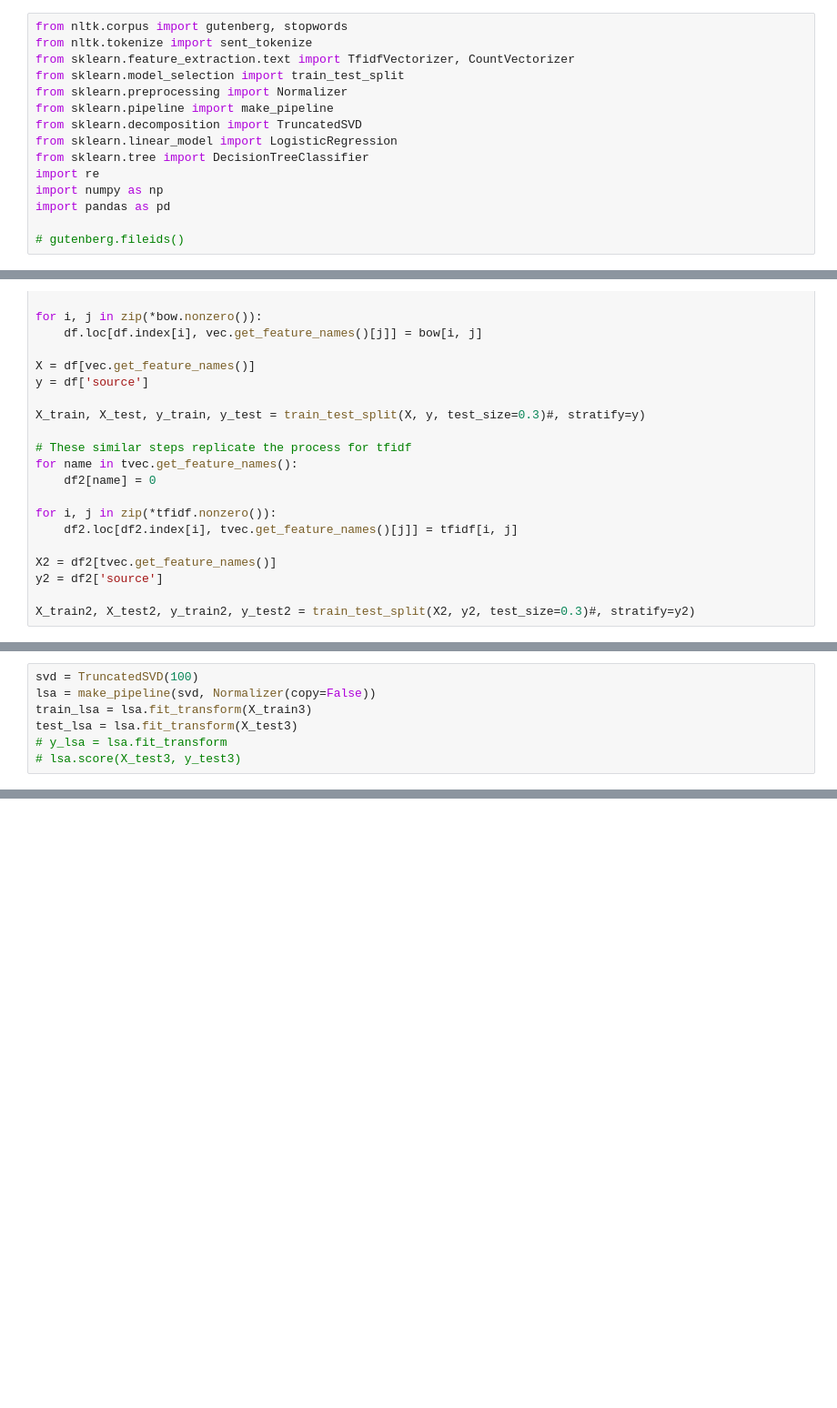
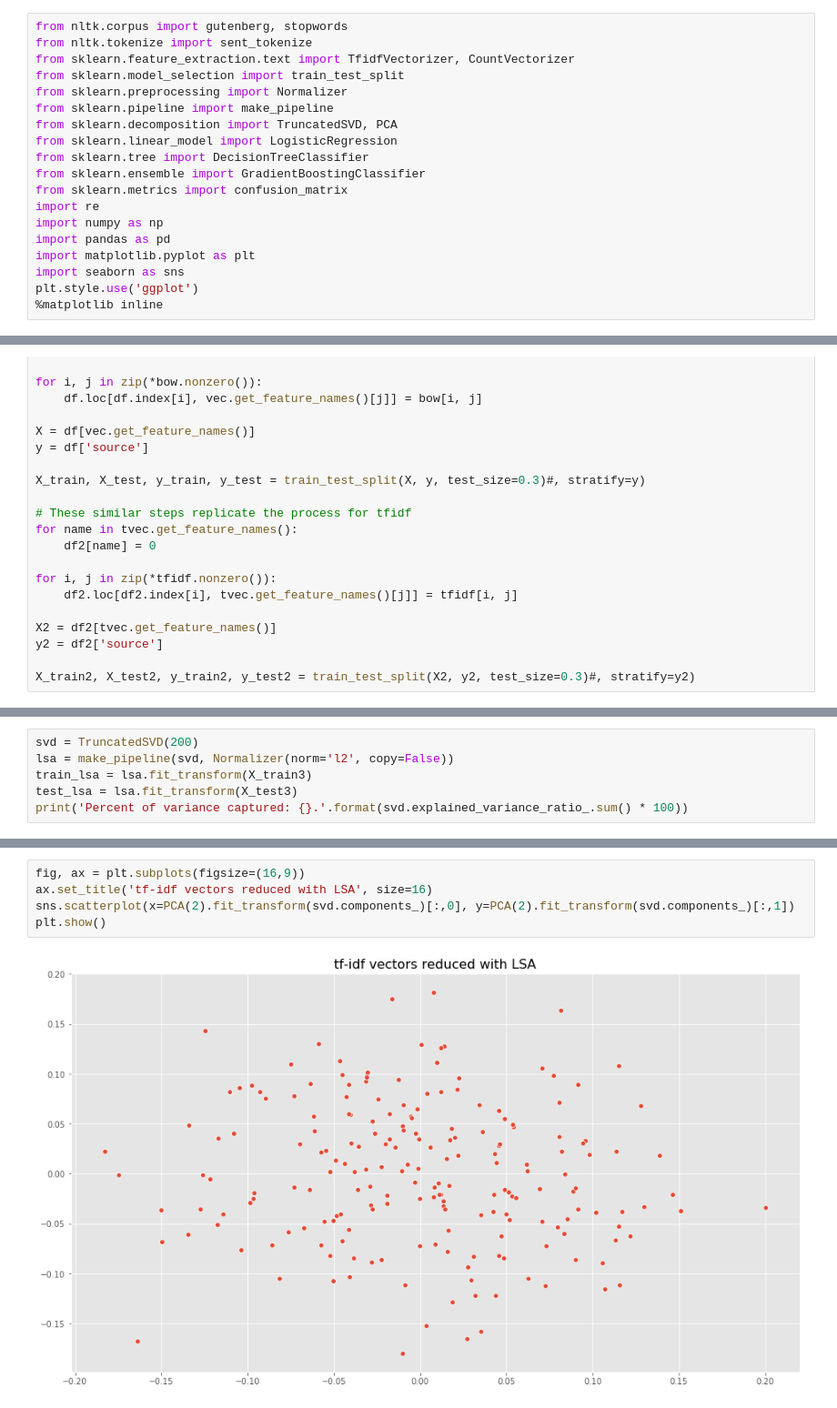
Before and after one commit to SeaPeaMurray/thinkful-apprenticeship, a Jupyter notebook: DS_bootcamp/4. Unsupervised_learning/4.4.5 Challenge - Build_your_own_NLP.ipynb, the cells around one changed output, grey strips where cells are left out. Shown: that part at 91% size. Drawn from its saved outputs; the diff is of its cells as text; blank space fills up the shorter version.

Commit message:
Completed Challenge - build your own NLP classifier.

```diff
--- a/DS_bootcamp/4. Unsupervised_learning/4.4.5 Challenge - Build_your_own_NLP.ipynb
+++ b/DS_bootcamp/4. Unsupervised_learning/4.4.5 Challenge - Build_your_own_NLP.ipynb
@@ -8,14 +14,18 @@ from sklearn.feature_extraction.text import TfidfVectorizer, CountVectorizer
 from sklearn.model_selection import train_test_split
 from sklearn.preprocessing import Normalizer
 from sklearn.pipeline import make_pipeline
-from sklearn.decomposition import TruncatedSVD
+from sklearn.decomposition import TruncatedSVD, PCA
 from sklearn.linear_model import LogisticRegression
 from sklearn.tree import DecisionTreeClassifier
+from sklearn.ensemble import GradientBoostingClassifier
+from sklearn.metrics import confusion_matrix
 import re
 import numpy as np
 import pandas as pd
-
-# gutenberg.fileids()
+import matplotlib.pyplot as plt
+import seaborn as sns
+plt.style.use('ggplot')
+%matplotlib inline
 # %%
 # Quick test after noticing odd apostrophe escapement behavior
 print(r"'" == r'\'')
@@ -156,9 +242,8 @@ y3 = df3['source']
 
 X_train3, X_test3, y_train3, y_test3 = train_test_split(X3, y3, test_size=0.3)
 # %%
-svd = TruncatedSVD(100)
-lsa = make_pipeline(svd, Normalizer(copy=False))
+svd = TruncatedSVD(200)
+lsa = make_pipeline(svd, Normalizer(norm='l2', copy=False))
 train_lsa = lsa.fit_transform(X_train3)
 test_lsa = lsa.fit_transform(X_test3)
-# y_lsa = lsa.fit_transform
-# lsa.score(X_test3, y_test3)
+print('Percent of variance captured: {}.'.format(svd.explained_variance_ratio_.sum() * 100))
@@ -176,0 +299,7 @@ clf_log_final.score(test_lsa, y_test3)
+# %%
+fig, ax = plt.subplots(figsize=(16,9))
+ax.set_title('tf-idf vectors reduced with LSA', size=16)
+sns.scatterplot(x=PCA(2).fit_transform(svd.components_)[:,0], y=PCA(2).fit_transform(svd.components_)[:,1])
+plt.show()
+# %% [output]
+[figure, added]
```
Also changed, not shown: parts of 22 cells of this notebook.
